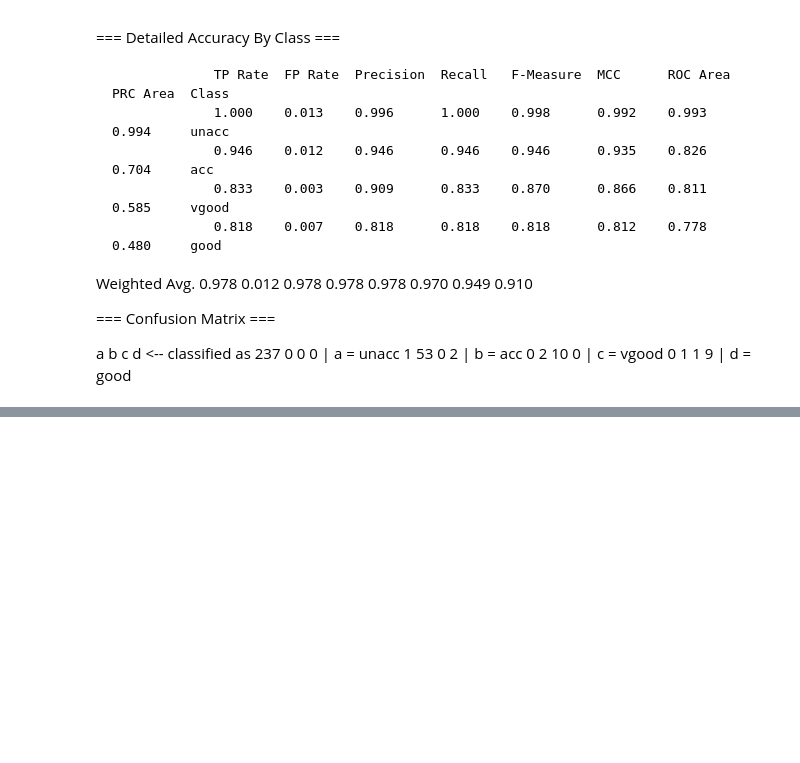
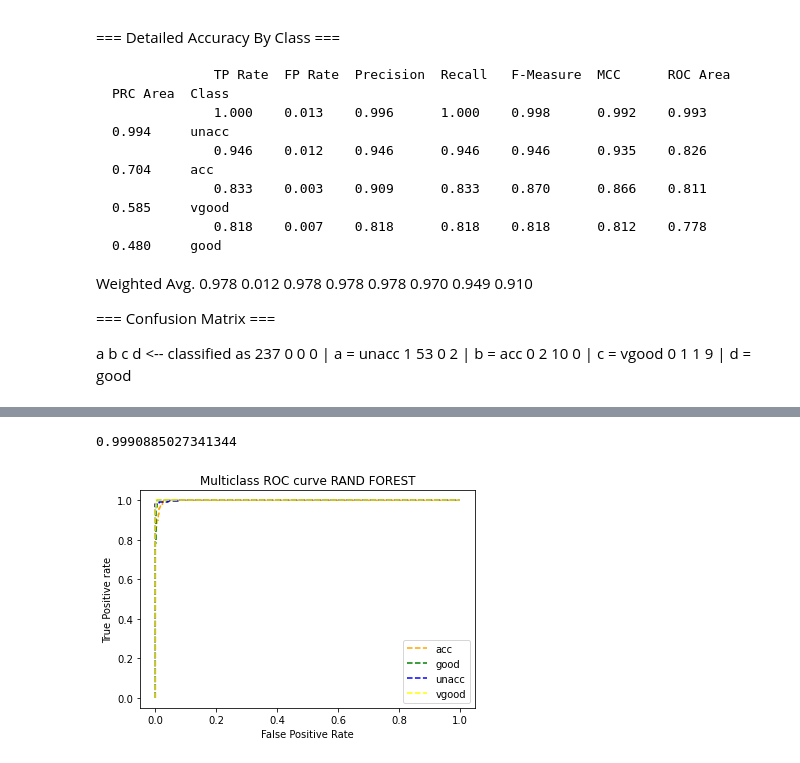
Before and after one commit to juadaves91/unir-tecnicas-ia, a Jupyter notebook: Laboratorio 1/Laboratorio 1 - Técnicas IA.ipynb, the cells around one changed output, grey strips where cells are left out. Drawn from its saved outputs; the diff is of its cells as text; code cells hidden in the pictures; blank space fills up the shorter version.

```diff
--- a/Laboratorio 1/Laboratorio 1 - Técnicas IA.ipynb
+++ b/Laboratorio 1/Laboratorio 1 - Técnicas IA.ipynb
@@ -2648,0 +3200,46 @@ nota: explica cómo se podrían mejorar los resultados obtenidos en ambos algori
+# %%
+#importing all the necessary libraries
+import numpy as np
+import pandas as pd
+from sklearn.naive_bayes import GaussianNB, CategoricalNB
+from sklearn.preprocessing import OrdinalEncoder, LabelEncoder
+from sklearn.metrics import roc_curve, roc_auc_score
+from sklearn.model_selection import train_test_split
+
+dataset = read_csv(nombre_data_set, sep=';', encoding=encoding, header='infer')
+dataset.Doors.replace(('5more'),(5),inplace=True)
+dataset.Person.replace(('more'),(5),inplace=True)
+dataset.Buying.replace(('vhigh', 'high', 'med', 'low'), (3, 2, 1, 0), inplace = True)
+dataset.Maintenance.replace(('vhigh', 'high', 'med', 'low'), (3, 2, 1, 0), inplace = True)
+dataset.lug_boot.replace(('small','med','big'),(0,1,2),inplace=True)
+dataset.safety.replace(('low','med','high'),(0,1,2),inplace=True)
+dataset['class'].replace(('acc', 'good', 'unacc', 'vgood'),(0,1,2,3),inplace=True)
+
+# Cargamos los algoritmos
+models = []
+models.append(('CART', DecisionTreeClassifier(criterion='gini', random_state=0)))
+models.append(('ID3', DecisionTreeClassifier(criterion='entropy', random_state=0)))
+models.append(('RAND FOREST', RandomForestClassifier(n_estimators = 2000) ))
+
+#train and test split
+X_train, X_test, y_train, y_test = train_test_split(dataset.drop('class', axis=1), dataset['class'], test_size=0.3, random_state=143)
+
+name = models[2][0]
+model = models[2][1]
+
+#train the model
+cnb = model
+cnb.fit(X_train, y_train)
+
+#predicting the data
+y_pred_cnb = cnb.predict(X_test)
+y_prob_pred_cnb = cnb.predict_proba(X_test)
+
+#roc auc score
+auc_sc = roc_auc_score(y_test, y_prob_pred_cnb, multi_class='ovo', average='weighted')
+print(auc_sc)
+
+graficar_curva_roc(y_test, y_prob_pred_cnb, title = 'Multiclass ROC curve ' + name)
+# %% [output]
+0.9990885027341344
+[figure, added]
```
Also changed, not shown: parts of 82 cells of this notebook.
